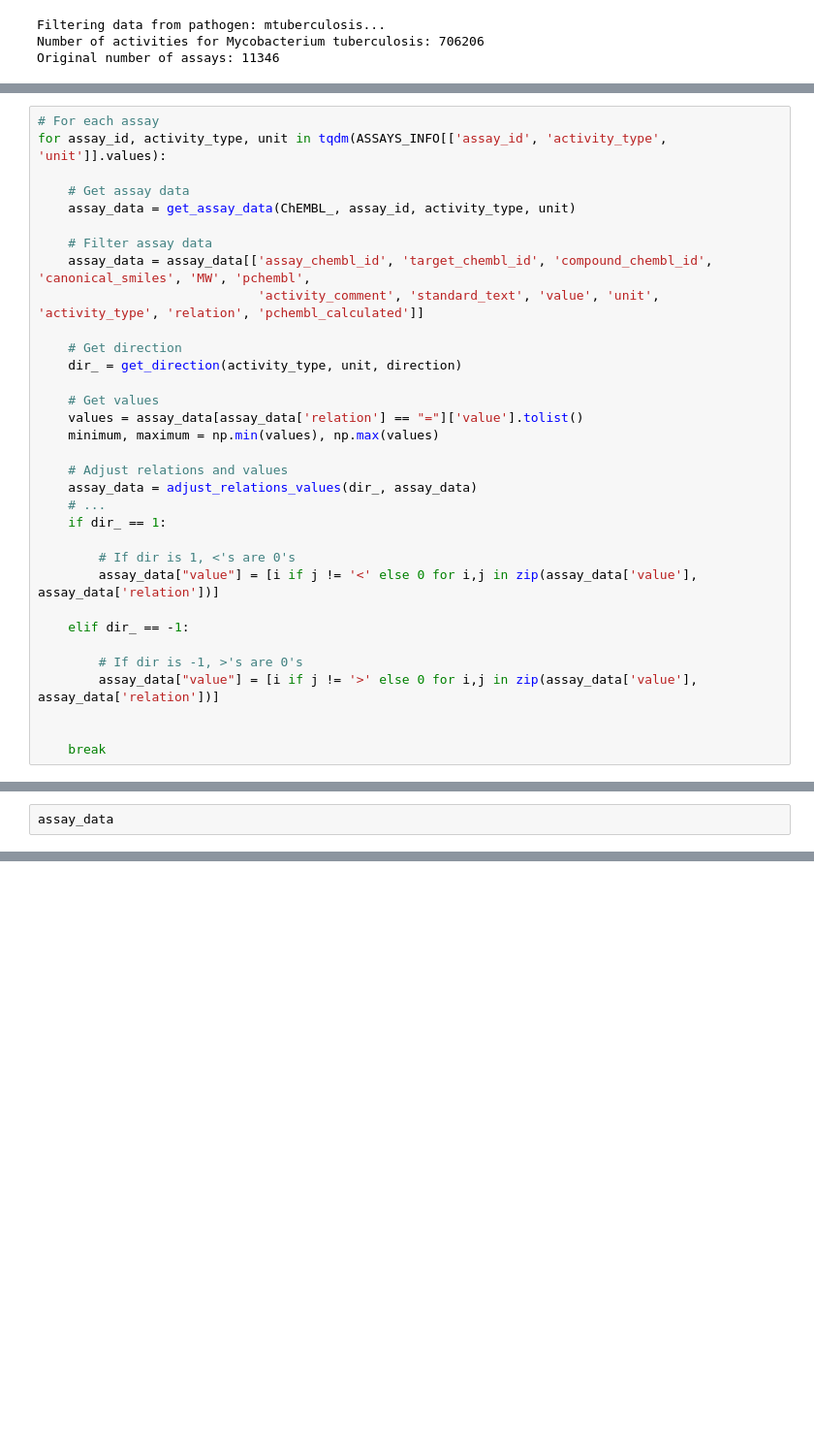
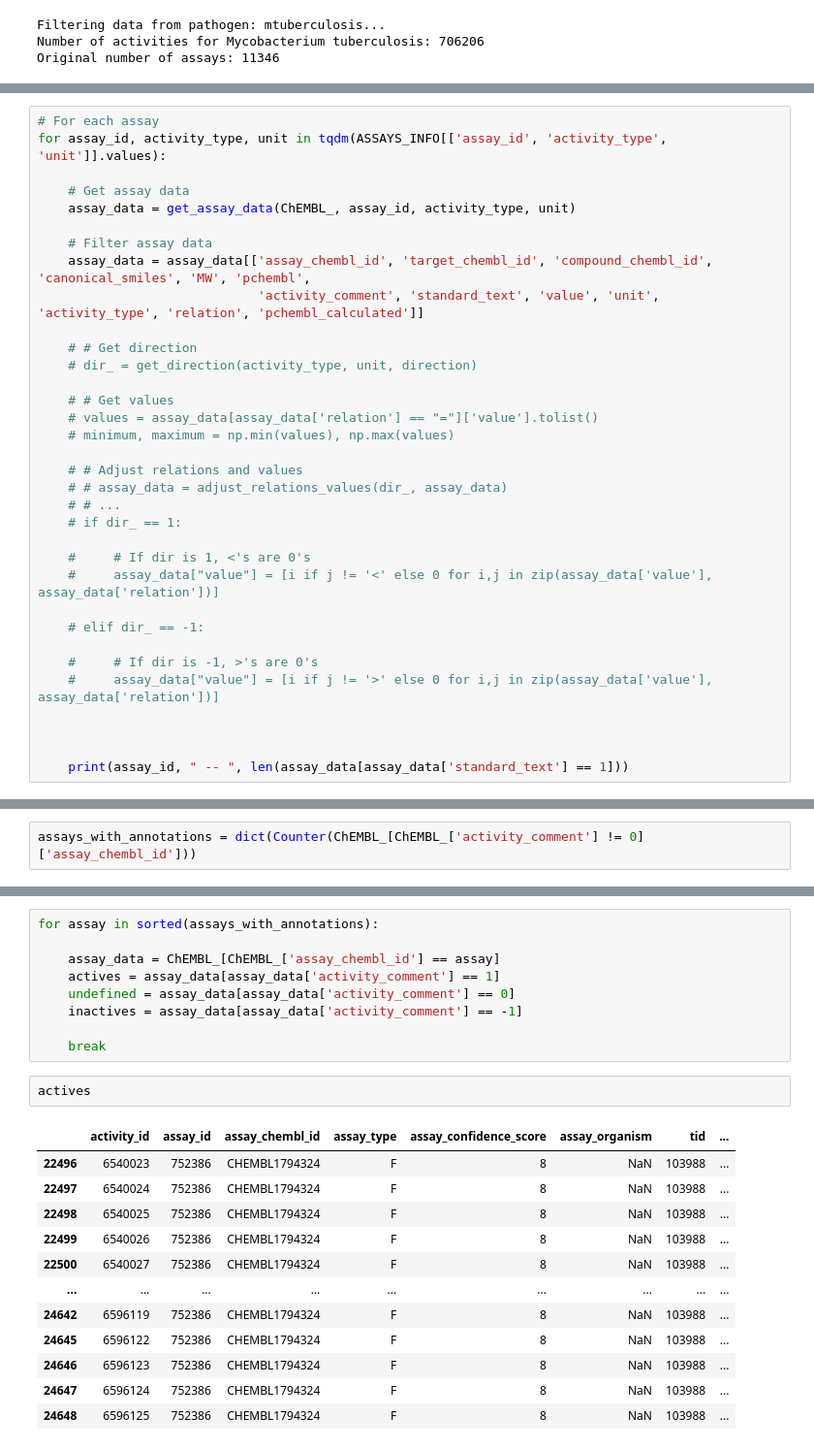
Before and after one commit to ersilia-os/chembl-antimicrobial-tasks, a Jupyter notebook: notebooks/test3.ipynb, the cells around one changed output, grey strips where cells are left out. Shown at 97% size. Drawn from its saved outputs; the diff is of its cells as text; blank space fills up the shorter version.

Commit message:
further filtering assays

```diff
--- a/notebooks/test3.ipynb
+++ b/notebooks/test3.ipynb
@@ -78,25 +98,26 @@ for assay_id, activity_type, unit in tqdm(ASSAYS_INFO[['assay_id', 'activity_typ
     assay_data = assay_data[['assay_chembl_id', 'target_chembl_id', 'compound_chembl_id', 'canonical_smiles', 'MW', 'pchembl',
                              'activity_comment', 'standard_text', 'value', 'unit', 'activity_type', 'relation', 'pchembl_calculated']]
 
-    # Get direction
-    dir_ = get_direction(activity_type, unit, direction)
+    # # Get direction
+    # dir_ = get_direction(activity_type, unit, direction)
 
-    # Get values
-    values = assay_data[assay_data['relation'] == "="]['value'].tolist()
-    minimum, maximum = np.min(values), np.max(values)
+    # # Get values
+    # values = assay_data[assay_data['relation'] == "="]['value'].tolist()
+    # minimum, maximum = np.min(values), np.max(values)
 
-    # Adjust relations and values
-    assay_data = adjust_relations_values(dir_, assay_data)
-    # ...
-    if dir_ == 1:
+    # # Adjust relations and values
+    # # assay_data = adjust_relations_values(dir_, assay_data)
+    # # ...
+    # if dir_ == 1:
 
-        # If dir is 1, <'s are 0's
-        assay_data["value"] = [i if j != '<' else 0 for i,j in zip(assay_data['value'], assay_data['relation'])]
+    #     # If dir is 1, <'s are 0's
+    #     assay_data["value"] = [i if j != '<' else 0 for i,j in zip(assay_data['value'], assay_data['relation'])]
 
-    elif dir_ == -1:
+    # elif dir_ == -1:
 
-        # If dir is -1, >'s are 0's
-        assay_data["value"] = [i if j != '>' else 0 for i,j in zip(assay_data['value'], assay_data['relation'])]
+    #     # If dir is -1, >'s are 0's
+    #     assay_data["value"] = [i if j != '>' else 0 for i,j in zip(assay_data['value'], assay_data['relation'])]
 
 
-    break
+
+    print(assay_id, " -- ", len(assay_data[assay_data['standard_text'] == 1]))
@@ -103,2 +159,2 @@ for assay_id, activity_type, unit in tqdm(ASSAYS_INFO[['assay_id', 'activity_typ
 # %%
-assay_data
+assays_with_annotations = dict(Counter(ChEMBL_[ChEMBL_['activity_comment'] != 0]['assay_chembl_id']))
@@ -118,0 +161,24 @@ assay_data
+# %%
+for assay in sorted(assays_with_annotations):
+
+    assay_data = ChEMBL_[ChEMBL_['assay_chembl_id'] == assay]
+    actives = assay_data[assay_data['activity_comment'] == 1]
+    undefined = assay_data[assay_data['activity_comment'] == 0]
+    inactives = assay_data[assay_data['activity_comment'] == -1]
+
+    break
+# %%
+actives
+# %% [output]
+|  | activity_id | assay_id | assay_chembl_id | assay_type | assay_confidence_score | assay_organism | tid | ... |
+| 22496 | 6540023 | 752386 | CHEMBL1794324 | F | 8 | NaN | 103988 | ... |
+| 22497 | 6540024 | 752386 | CHEMBL1794324 | F | 8 | NaN | 103988 | ... |
+| 22498 | 6540025 | 752386 | CHEMBL1794324 | F | 8 | NaN | 103988 | ... |
+| 22499 | 6540026 | 752386 | CHEMBL1794324 | F | 8 | NaN | 103988 | ... |
+| 22500 | 6540027 | 752386 | CHEMBL1794324 | F | 8 | NaN | 103988 | ... |
+| ... | ... | ... | ... | ... | ... | ... | ... | ... |
+| 24642 | 6596119 | 752386 | CHEMBL1794324 | F | 8 | NaN | 103988 | ... |
+| 24645 | 6596122 | 752386 | CHEMBL1794324 | F | 8 | NaN | 103988 | ... |
+| 24646 | 6596123 | 752386 | CHEMBL1794324 | F | 8 | NaN | 103988 | ... |
+| 24647 | 6596124 | 752386 | CHEMBL1794324 | F | 8 | NaN | 103988 | ... |
+| 24648 | 6596125 | 752386 | CHEMBL1794324 | F | 8 | NaN | 103988 | ... |
```
Also changed, not shown: parts of 7 cells of this notebook, 1 other file.
